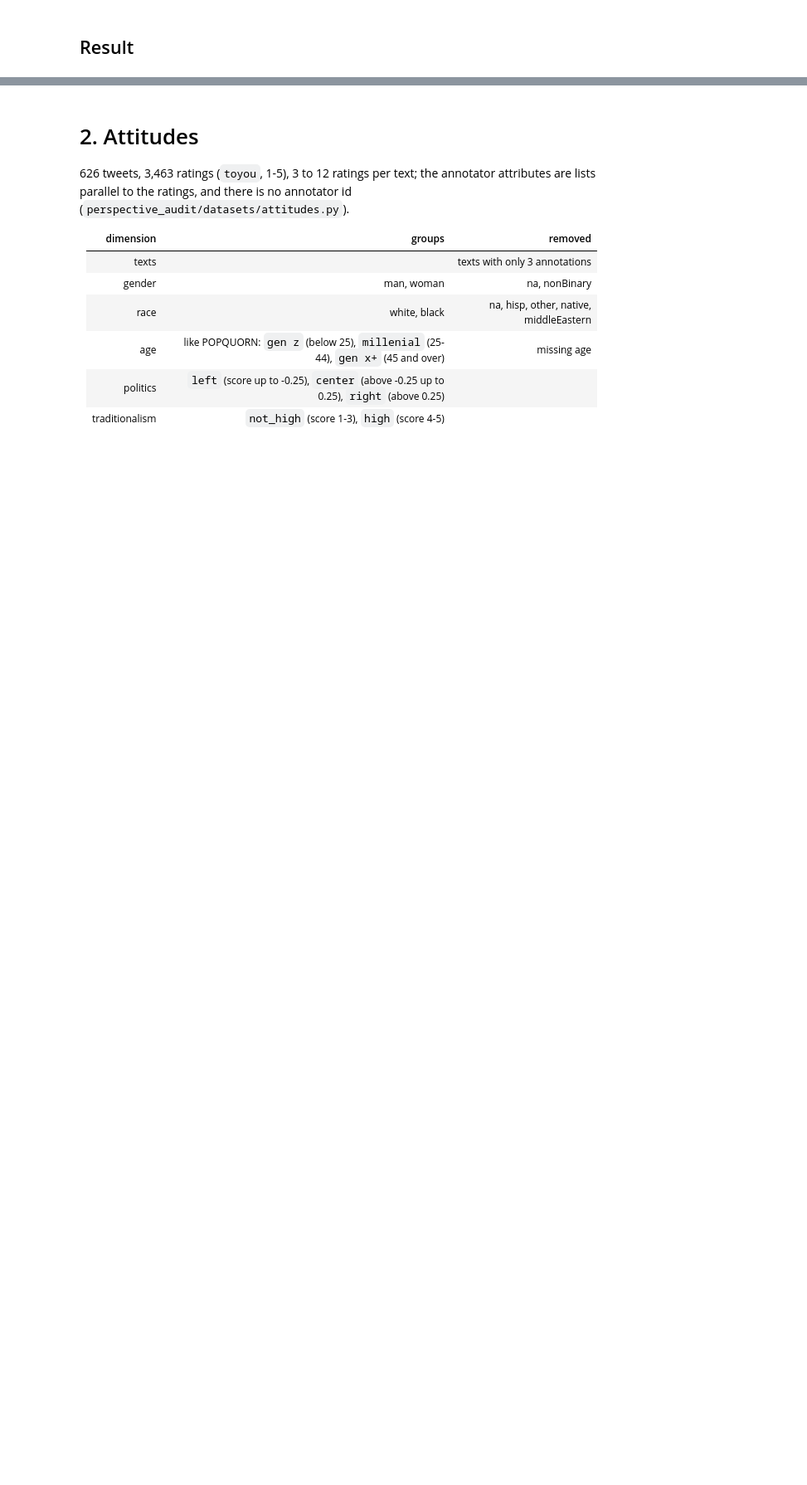
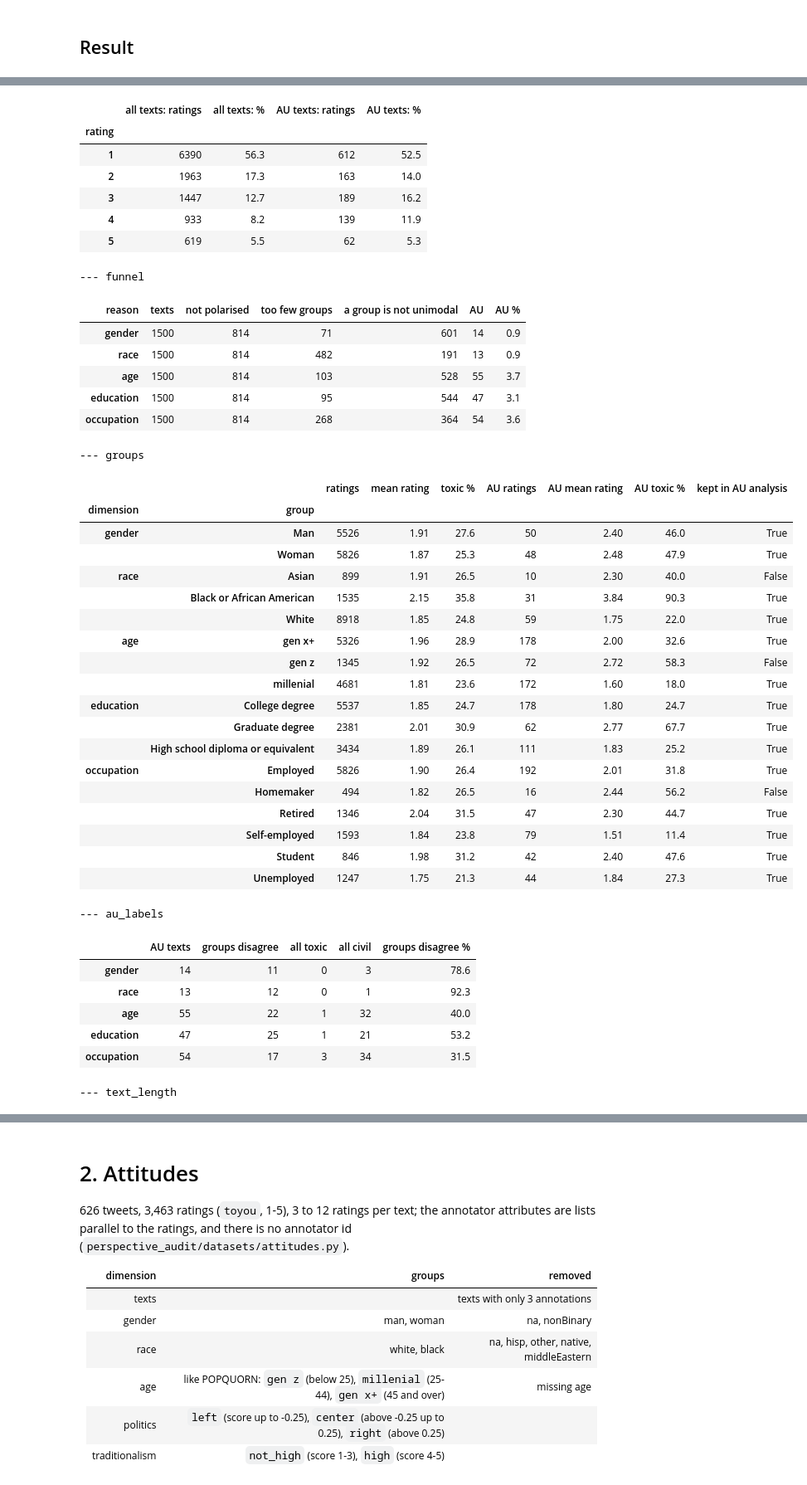
Before and after one commit to Swkratis210204/llm-dfu-bias-study, a Jupyter notebook: perspective_audit/notebooks/Datasets.ipynb, the cells around one changed output, grey strips where cells are left out. Shown at 83% size. Saved outputs shown, nothing was run; the diff lists cells and outputs as text; code cells hidden in the pictures; blank space fills up the shorter version.

```diff
--- a/perspective_audit/notebooks/Datasets.ipynb
+++ b/perspective_audit/notebooks/Datasets.ipynb
@@ -56,0 +143,8 @@ display(popquorn.removal_cost)
+# %%
+from perspective_audit import eda_tables, save_eda
+
+popquorn_eda = eda_tables(popquorn)
+for name, table in popquorn_eda.items():
+    print(f"--- {name}")
+    display(table)
+# %% [output]
@@ -56,0 +162,42 @@ display(popquorn.removal_cost)
+|  | all texts: ratings | all texts: % | AU texts: ratings | AU texts: % |
+| rating |  |  |  |  |
+| 1 | 6390 | 56.3 | 612 | 52.5 |
+| 2 | 1963 | 17.3 | 163 | 14.0 |
+| 3 | 1447 | 12.7 | 189 | 16.2 |
+| 4 | 933 | 8.2 | 139 | 11.9 |
+| 5 | 619 | 5.5 | 62 | 5.3 |
+--- funnel
+| reason | texts | not polarised | too few groups | a group is not unimodal | AU | AU % |
+| gender | 1500 | 814 | 71 | 601 | 14 | 0.9 |
+| race | 1500 | 814 | 482 | 191 | 13 | 0.9 |
+| age | 1500 | 814 | 103 | 528 | 55 | 3.7 |
+| education | 1500 | 814 | 95 | 544 | 47 | 3.1 |
+| occupation | 1500 | 814 | 268 | 364 | 54 | 3.6 |
+--- groups
+|  |  | ratings | mean rating | toxic % | AU ratings | AU mean rating | AU toxic % | kept in AU analysis |
+| dimension | group |  |  |  |  |  |  |  |
+| gender | Man | 5526 | 1.91 | 27.6 | 50 | 2.40 | 46.0 | True |
+|  | Woman | 5826 | 1.87 | 25.3 | 48 | 2.48 | 47.9 | True |
+| race | Asian | 899 | 1.91 | 26.5 | 10 | 2.30 | 40.0 | False |
+|  | Black or African American | 1535 | 2.15 | 35.8 | 31 | 3.84 | 90.3 | True |
+|  | White | 8918 | 1.85 | 24.8 | 59 | 1.75 | 22.0 | True |
+| age | gen x+ | 5326 | 1.96 | 28.9 | 178 | 2.00 | 32.6 | True |
+|  | gen z | 1345 | 1.92 | 26.5 | 72 | 2.72 | 58.3 | False |
+|  | millenial | 4681 | 1.81 | 23.6 | 172 | 1.60 | 18.0 | True |
+| education | College degree | 5537 | 1.85 | 24.7 | 178 | 1.80 | 24.7 | True |
+|  | Graduate degree | 2381 | 2.01 | 30.9 | 62 | 2.77 | 67.7 | True |
+|  | High school diploma or equivalent | 3434 | 1.89 | 26.1 | 111 | 1.83 | 25.2 | True |
+| occupation | Employed | 5826 | 1.90 | 26.4 | 192 | 2.01 | 31.8 | True |
+|  | Homemaker | 494 | 1.82 | 26.5 | 16 | 2.44 | 56.2 | False |
+|  | Retired | 1346 | 2.04 | 31.5 | 47 | 2.30 | 44.7 | True |
+|  | Self-employed | 1593 | 1.84 | 23.8 | 79 | 1.51 | 11.4 | True |
+|  | Student | 846 | 1.98 | 31.2 | 42 | 2.40 | 47.6 | True |
+|  | Unemployed | 1247 | 1.75 | 21.3 | 44 | 1.84 | 27.3 | True |
+--- au_labels
+|  | AU texts | groups disagree | all toxic | all civil | groups disagree % |
+| gender | 14 | 11 | 0 | 3 | 78.6 |
+| race | 13 | 12 | 0 | 1 | 92.3 |
+| age | 55 | 22 | 1 | 32 | 40.0 |
+| education | 47 | 25 | 1 | 21 | 53.2 |
+| occupation | 54 | 17 | 3 | 34 | 31.5 |
+--- text_length
```
Also changed, not shown: parts of 42 cells of this notebook, 54 other files.
